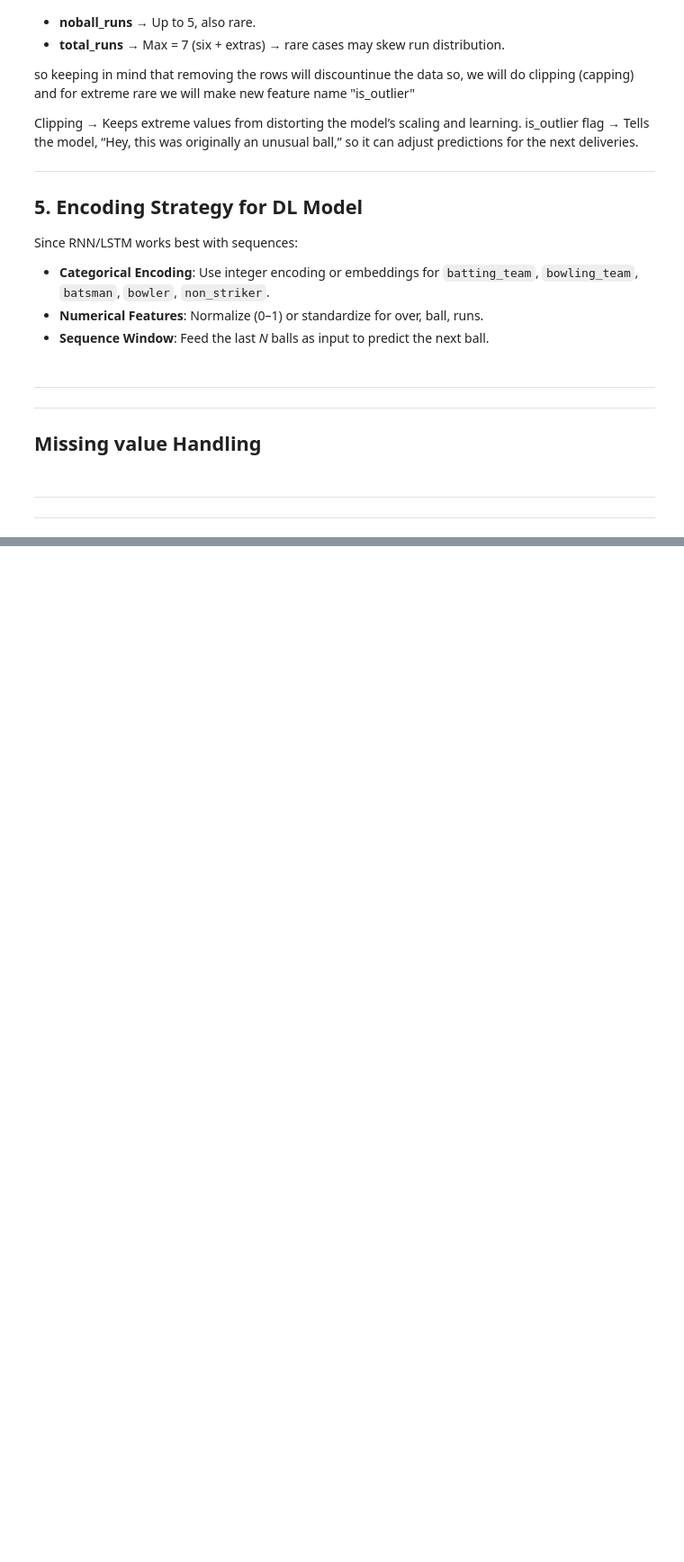
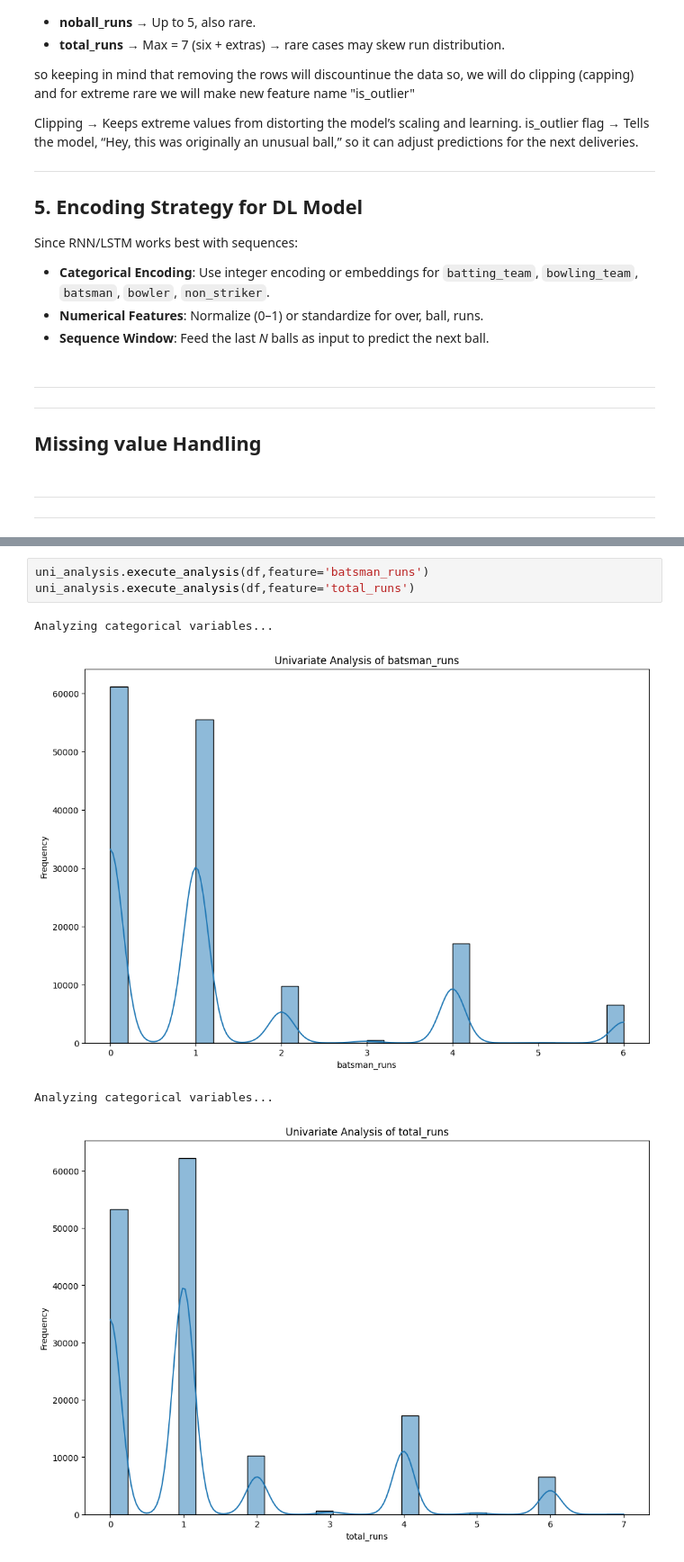
Before and after one commit to Harshalexe/ATP_Tennis_model, a Jupyter notebook: analysis/analysis_src/2008-2016(detailed).ipynb, the cells around one changed output, grey strips where cells are left out. Shown: that part at 90% size. Cells and saved outputs as stored; diff of their text form; blank space fills up the shorter version.

```diff
--- a/analysis/analysis_src/2008-2016(detailed).ipynb
+++ b/analysis/analysis_src/2008-2016(detailed).ipynb
@@ -231,0 +320,8 @@ Missing value Handling
+# %%
+uni_analysis.execute_analysis(df,feature='batsman_runs')
+uni_analysis.execute_analysis(df,feature='total_runs')
+# %% [output]
+Analyzing categorical variables...
+[figure, added]
+Analyzing categorical variables...
+[figure, added]
```
Also changed, not shown: parts of 13 cells of this notebook, 1 other file.
